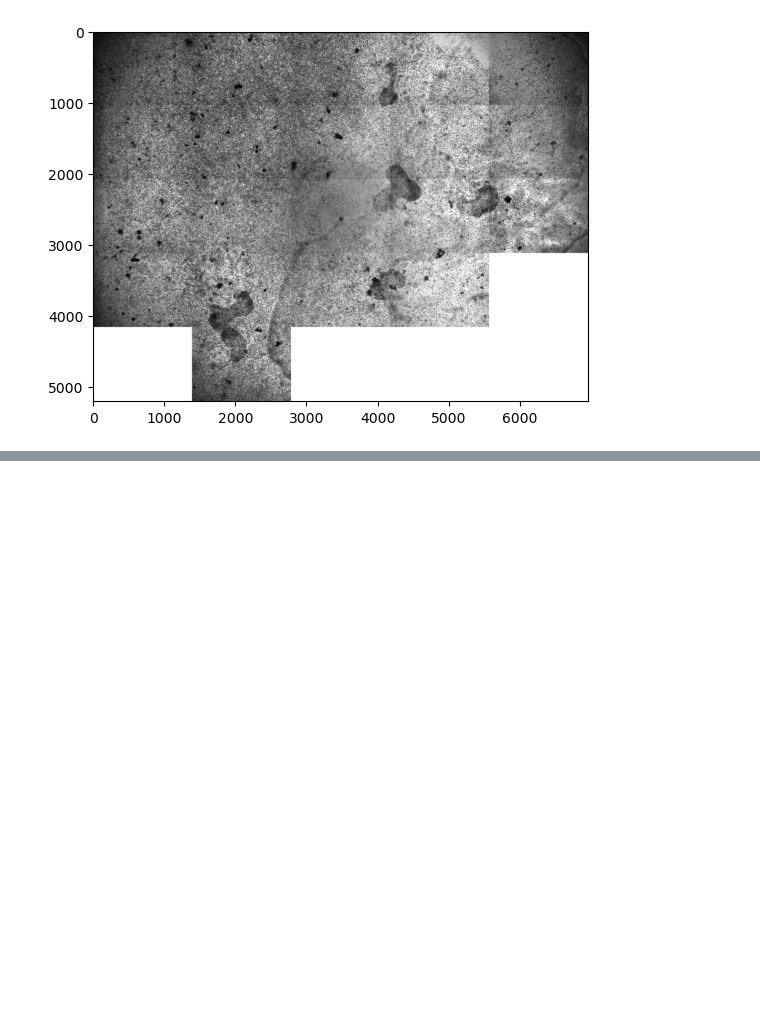
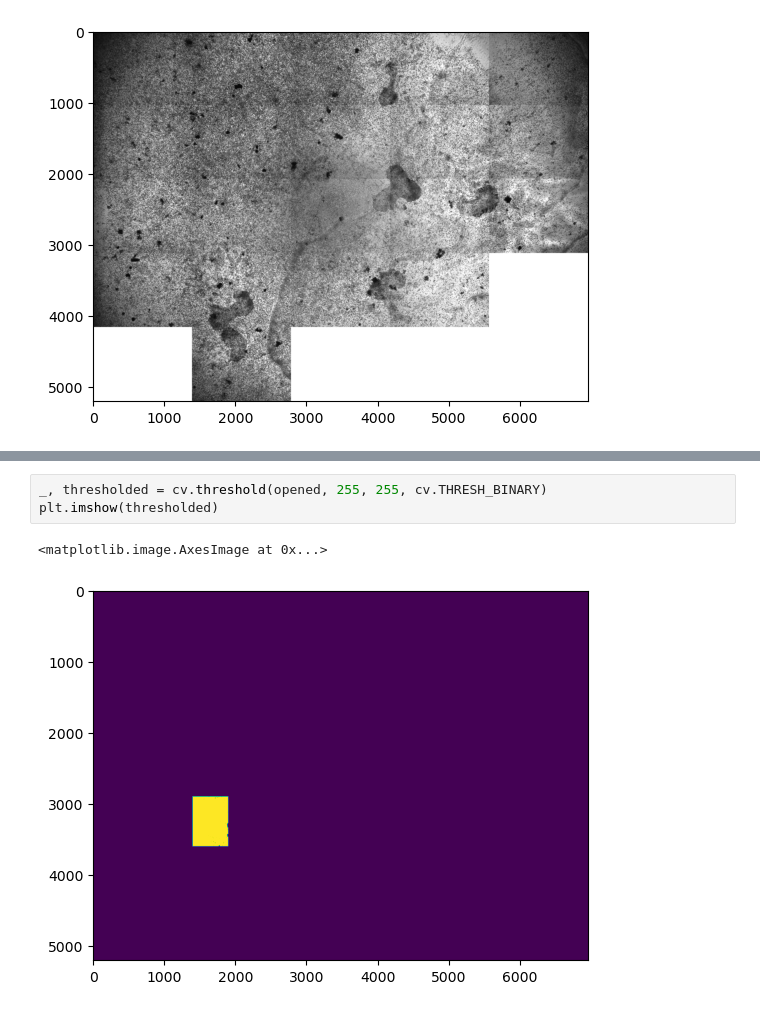
Before and after one commit to numimin/TOOI, a Jupyter notebook: TOOI Task.ipynb, the cells around one changed output, grey strips where cells are left out. Drawn from its saved outputs; the diff is of its cells as text; blank space fills up the shorter version.

```diff
--- a/TOOI Task.ipynb
+++ b/TOOI Task.ipynb
@@ -241,0 +265,6 @@ plt.imshow(deleted)
+# %%
+_, thresholded = cv.threshold(opened, 255, 255, cv.THRESH_BINARY)
+plt.imshow(thresholded)
+# %% [output]
+<matplotlib.image.AxesImage at 0x...>
+[figure, added]
```
Also changed, not shown: parts of 5 cells of this notebook.
